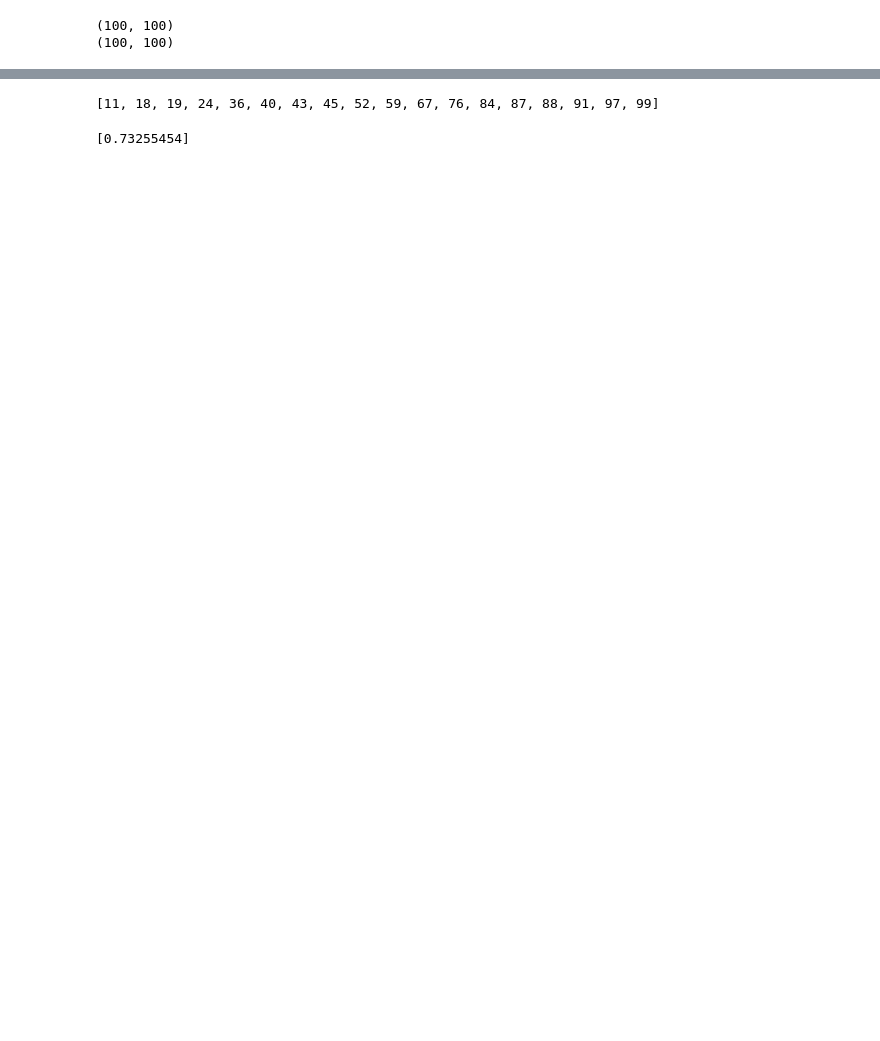
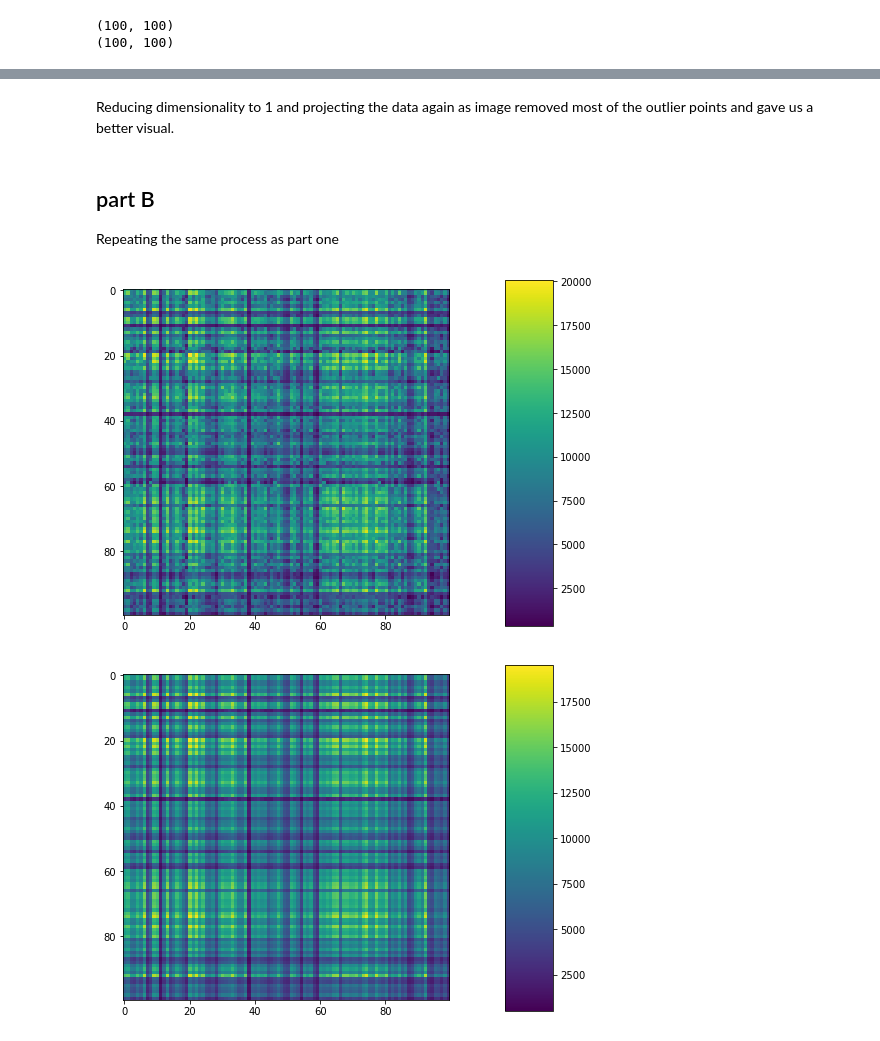
Before and after one commit to jsigee87/Data-Science-Lab-ee379k, a Jupyter notebook: lab4/src/problem3.ipynb, the cells around one changed output, grey strips where cells are left out. Saved outputs shown, nothing was run; the diff lists cells and outputs as text; code cells hidden in the pictures; blank space fills up the shorter version.

```diff
--- a/lab4/src/problem3.ipynb
+++ b/lab4/src/problem3.ipynb
@@ -39,2 +52,32 @@ test_col = df1[19]
+# %% [markdown]
+Reducing dimensionality to 1 and projecting the data again as image removed most of the outlier points and gave us a better visual.
+# %% [markdown]
+## part B
+Repeating the same process as part one
+# %%
+
+#plotting the original matrix
+plt.figure(figsize=(9,6))
+plt.imshow(df2);
+cax = plt.axes([0.85,0.1,0.075,0.8])
+plt.colorbar(cax =cax)
+plt.show()
+
+## fitting 2nd matrix with same pca model of dimensionality 1
+pca.fit(df2)
+
+
+
+# Reducing the original matrix and then recovering by inverse transform
+df2_reduced = pca.fit_transform(df2)
+df2_recovered = pca.inverse_transform(df2_reduced)
+plt.figure(figsize=(9,6))
+plt.imshow(df2_recovered)
+cax = plt.axes([0.85,0.1,0.075,0.8])
+plt.colorbar(cax =cax)
+plt.show()
+# %% [output]
+[figure, added]
+[figure, added]
 # %%
 ## this code can check for outliers and return indexes within specified std dev
@@ -47,4 +97,0 @@ for index,value in test_col.iteritems():
-# %%
-print(idx)
-# %% [output]
-[11, 18, 19, 24, 36, 40, 43, 45, 52, 59, 67, 76, 84, 87, 88, 91, 97, 99]
@@ -60,10 +97,0 @@ print(idx)
-# %%
-## does PCA analysis with specified number of components
-pca = PCA(n_components = 1)
-pca.fit(df1)
-#cumsum = np.cumsum(pca.explained_variance_ratio_)
-#d = np.argmax(cumsum >= 0.95)+1
-#the code below gives variance captured by pca
-print(pca.explained_variance_ratio_)
-# %% [output]
-[0.73255454]
```
Also changed, not shown: parts of 12 cells of this notebook, 1 other file.
